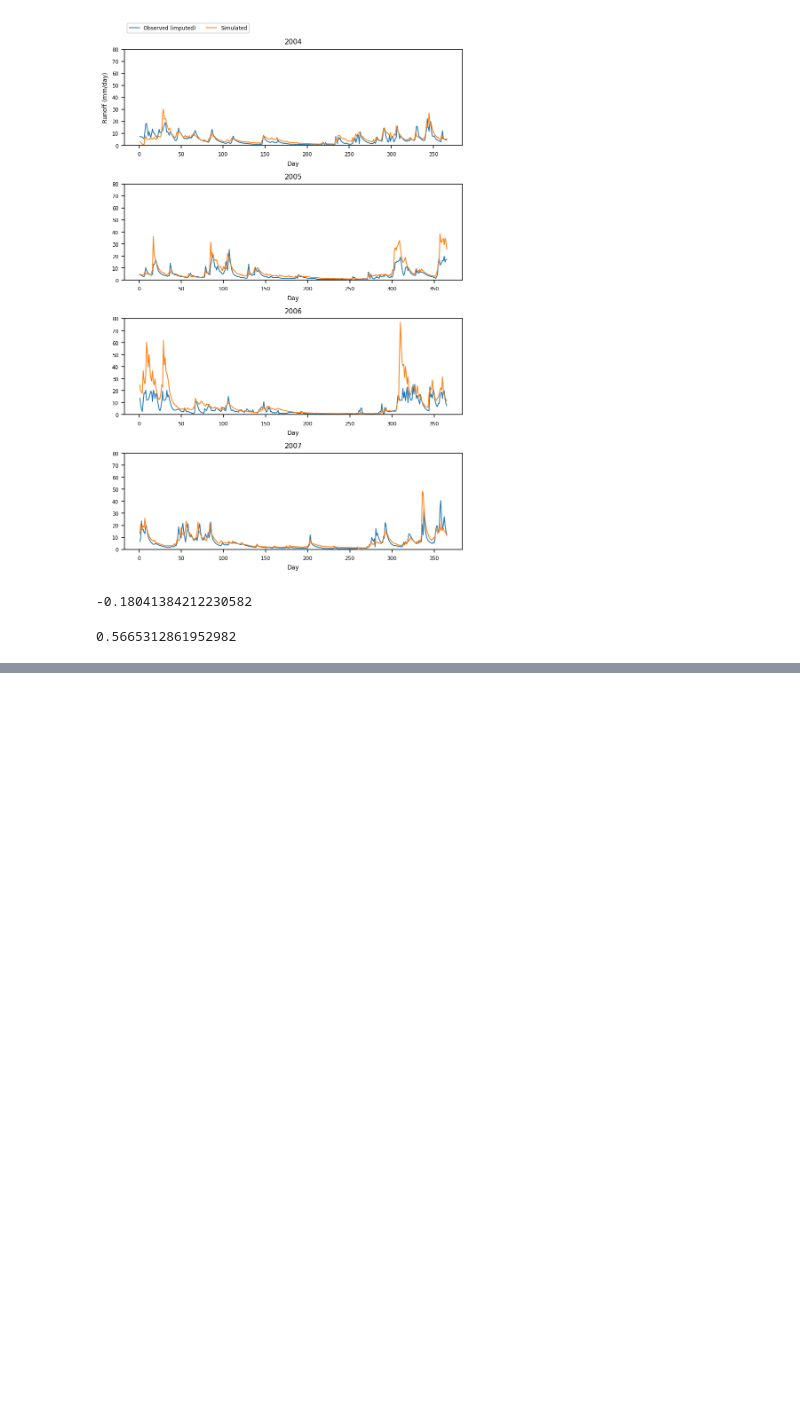
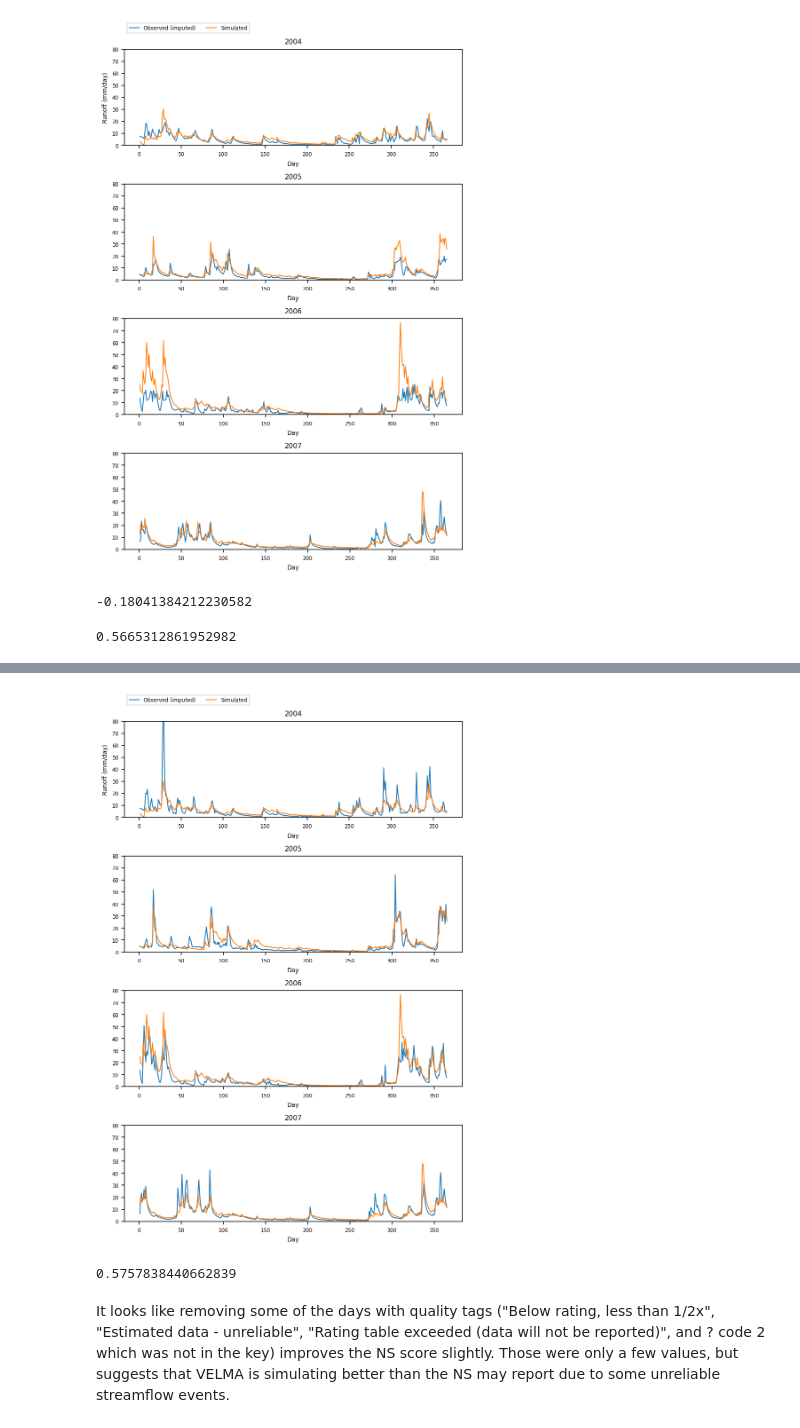
Before and after one commit to jrobertson2000/PNW_VELMA, a Jupyter notebook: notebooks/runoff_analysis.ipynb, the cells around one changed output, grey strips where cells are left out. Cells and saved outputs as stored; diff of their text form; code cells hidden in the pictures; blank space fills up the shorter version.

```diff
--- a/notebooks/runoff_analysis.ipynb
+++ b/notebooks/runoff_analysis.ipynb
@@ -346,0 +472,49 @@ NS(baseline04_19['Runoff_All(mm/day)_Delineated_Average'], runoff_obs['runoff_ob
+# %%
+# Predicting measurements removed for low quality
+
+velma_start = pd.to_datetime('01-01-2004')
+velma_end = pd.to_datetime('12-31-2007')
+
+# Remove dates with poor quality tags/rating table exceedances
+gap_data = low_qual.merge(df, left_index=True, right_index=True, how='left')
+gap_data_04_07 = gap_data[(gap_data.index >= velma_start) & (gap_data.index <= velma_end)].copy()
+X_gap = gap_data_04_07.drop(columns=['Quality'], axis=1)
+
+X_gap = (X_gap - train_mean[:-1]) / train_std[:-1]
+gap_pred = svr.predict(X_gap)
+gap_pred = (gap_pred * train_std['flow_mm_day']) + train_mean['flow_mm_day']
+
+gap_data_04_07['flow_mm_day'] = gap_pred
+
+# Combine imputed flow with observed data
+gap_data_04_07_imp = gap_data_04_07.drop(columns=['Quality', 'mean_ppt_mm', 'mean_temp_c', 'Mean', 'Mean', 'year_cos',
+                                                  'year_sin', 'precip_sum-2t', 'precip_t-1', 'precip_t-2',
+                                                  'precip_t-3'], axis=1).copy()
+gap_data_04_07_imp['doy'], gap_data_04_07_imp['year'] = gap_data_04_07_imp.index.dayofyear, gap_data_04_07_imp.index.year
+
+runoff_obs_drop = runoff_obs.drop(gap_data_04_07_imp.index)
+runoff_obs_drop = runoff_obs_drop.rename(columns={'runoff_obs': 'flow_mm_day'})
+runoff_obs_imp = pd.concat([runoff_obs_drop, gap_data_04_07_imp]).sort_index()
+
+# Plot imputed data vs. VELMA simulated data
+runoff_obs_imp_yearly = pd.pivot_table(runoff_obs_imp, index=['doy'], columns=['year'], values=['flow_mm_day'])
+
+# Plot average daily runoff vs. VELMA simulated runoff
+years = runoff_obs_imp_yearly.columns.get_level_values(1)
+fig, axes = plt.subplots(ncols=1, nrows=len(years), figsize=(6, 9))
+for col, year in enumerate(years):
+    runoff_obs_imp_yearly.iloc[:, col].plot(ax=axes[col], label='Observed (imputed)', linewidth=1)
+    runoff_sim_yearly.iloc[:, col].plot(ax=axes[col], label='Simulated', linewidth=1)
+    axes[col].set_title(year)
+    axes[col].set_ylim([0, 80])
+axes[0].legend(loc='upper left', bbox_to_anchor=(0, 1.3), fancybox=True, ncol=2)
+axes[0].set_ylabel('Runoff (mm/day)')
+plt.tight_layout()
+# %% [output]
+[figure, added]
+# %%
+NS(velma_results['Runoff_All(mm/day)_Delineated_Average'], runoff_obs_imp['flow_mm_day'])
+# %% [output]
+0.5757838440662839
+# %% [markdown]
+It looks like removing some of the days with quality tags ("Below rating, less than 1/2x", "Estimated data - unreliable", "Rating table exceeded (data will not be reported)", and ? code 2 which was not in the key) improves the NS score slightly. Those were only a few values, but suggests that VELMA is simulating better than the NS may report due to some unreliable streamflow events.
```
Also changed, not shown: parts of 11 cells of this notebook.
